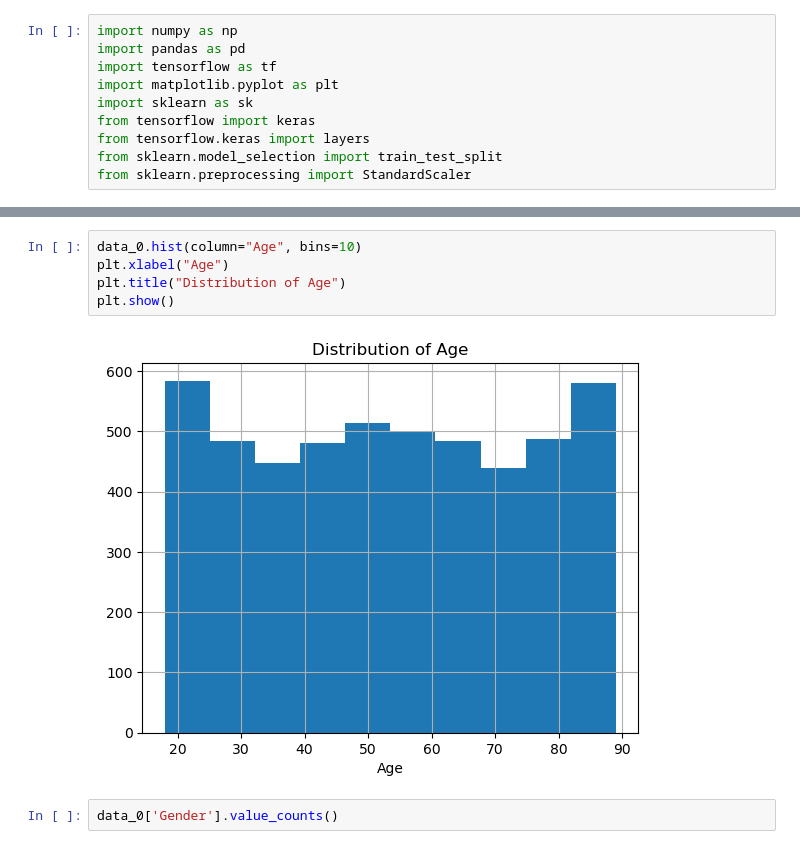
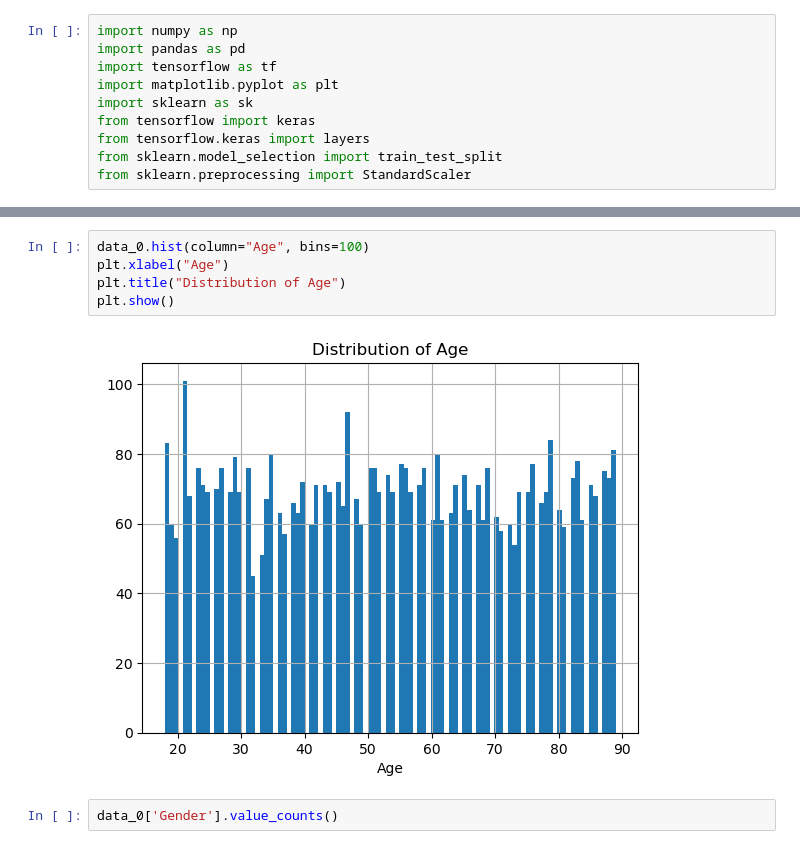
Before and after one commit to K-A-Reddy/MinorProject1_Medical_Risk_Analysis, a Jupyter notebook: code.ipynb, the cells around one changed output, grey strips where cells are left out. Drawn from its saved outputs; the diff is of its cells as text.

```diff
--- a/code.ipynb
+++ b/code.ipynb
@@ -54,10 +62,10 @@ Name: count, dtype: int64
 # %%
-data_0.hist(column="Age", bins=10)
+data_0.hist(column="Age", bins=100)
 plt.xlabel("Age")
 plt.title("Distribution of Age")
 plt.show()
 # %% [output]
-[figure, old version]
+[figure, new version]
 # %%
 data_0['Gender'].value_counts()
 # %% [output]
```
Also changed, not shown: parts of 9 cells of this notebook.
